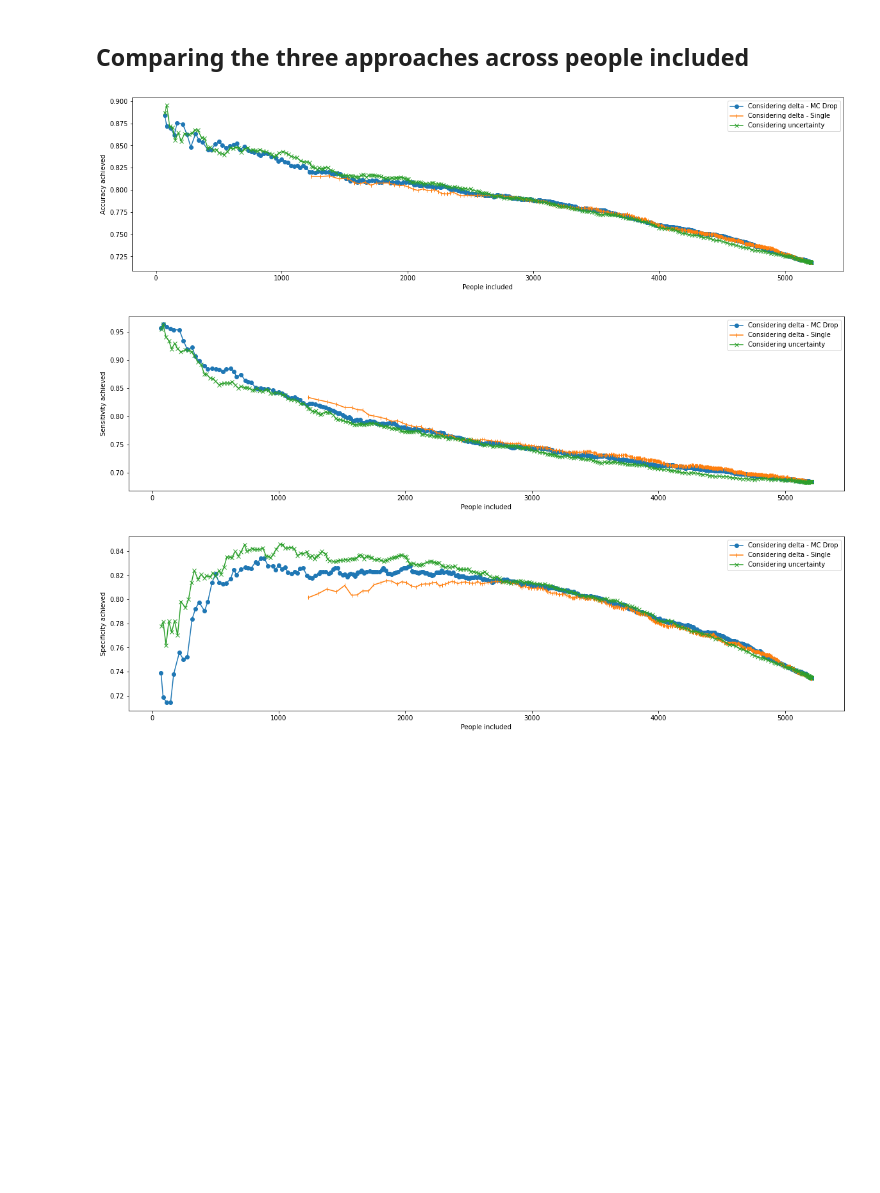
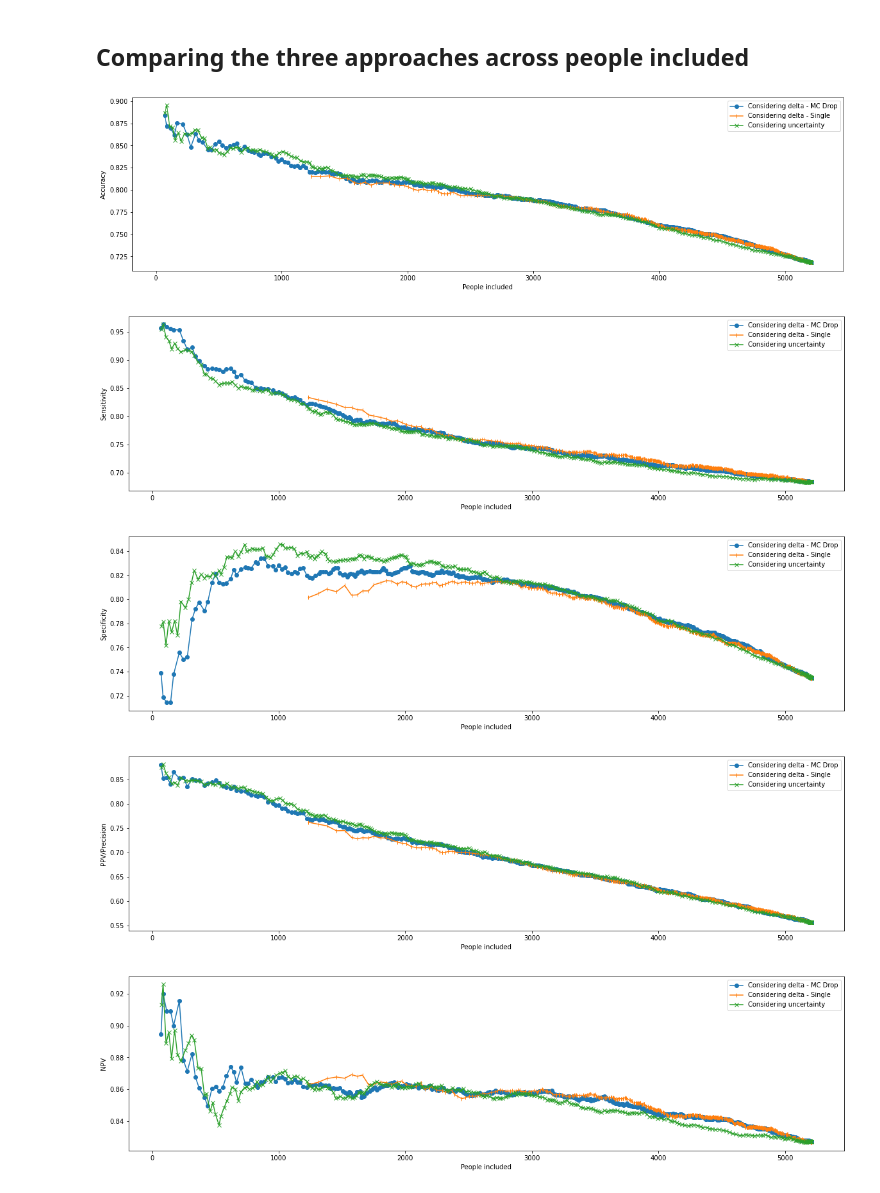
Before and after one commit to tighu20/adni_phenotypes, a Jupyter notebook: results/NACC_Results_ADvsALL.ipynb, the cells around one changed output. Saved outputs shown, nothing was run; the diff lists cells and outputs as text; code cells hidden in the pictures; blank space fills up the shorter version.

```diff
--- a/results/NACC_Results_ADvsALL.ipynb
+++ b/results/NACC_Results_ADvsALL.ipynb
@@ -204,35 +234,24 @@ plot_across_metrics(people_delta_mc, people_delta_1, 'People included')
 # %% [markdown]
 ## Comparing the three approaches across people included
 # %%
-plt.subplots(figsize=(20,5))
-plt.plot(people_delta_mc, accs_delta_mc, 'o-', label='Considering delta - MC Drop')
-plt.plot(people_delta_1, accs_delta_1, '|-', label='Considering delta - Single')
-plt.plot(people, accs, 'x-', label='Considering uncertainty')
-plt.xlabel('People included')
-plt.ylabel('Accuracy achieved')
-plt.legend()
-plt.show()
+def plot_people_vs_var(vals_mc, vals_1, vals_uncert, metric_name):
+    plt.subplots(figsize=(20,5))
+    plt.plot(people_delta_mc, vals_mc, 'o-', label='Considering delta - MC Drop')
+    plt.plot(people_delta_1, vals_1, '|-', label='Considering delta - Single')
+    plt.plot(people, vals_uncert, 'x-', label='Considering uncertainty')
+    plt.xlabel('People included')
+    plt.ylabel(metric_name)
+    plt.legend()
+    plt.show()
-# %% [output]
-[figure, removed]
-# %%
-plt.subplots(figsize=(20,5))
-plt.plot(people_delta_mc, sens_delta_mc, 'o-', label='Considering delta - MC Drop')
-plt.plot(people_delta_1, sens_delta_1, '|-', label='Considering delta - Single')
-plt.plot(people, sens, 'x-', label='Considering uncertainty')
-plt.xlabel('People included')
-plt.ylabel('Sensitivity achieved')
-plt.legend()
-plt.show()
-# %% [output]
-[figure, removed]
-# %%
-plt.subplots(figsize=(20,5))
-plt.plot(people_delta_mc, spes_delta_mc, 'o-', label='Considering delta - MC Drop')
-plt.plot(people_delta_1, spes_delta_1, '|-', label='Considering delta - Single')
-plt.plot(people, spes, 'x-', label='Considering uncertainty')
-plt.xlabel('People included')
-plt.ylabel('Specificity achieved')
-plt.legend()
-plt.show()
-# %% [output]
-[figure, removed]
+# %%
+plot_people_vs_var(accs_delta_mc, accs_delta_1, accs, 'Accuracy')
+plot_people_vs_var(sens_delta_mc, sens_delta_1, sens, 'Sensitivity')
+plot_people_vs_var(spes_delta_mc, spes_delta_1, spes, 'Specificity')
+plot_people_vs_var(ppvs_delta_mc, ppvs_delta_1, ppvs, 'PPV/Precision')
+plot_people_vs_var(npvs_delta_mc, npvs_delta_1, npvs, 'NPV')
+# %% [output]
+[figure, added]
+[figure, added]
+[figure, added]
+[figure, added]
+[figure, added]
```
Also changed, not shown: parts of 8 cells of this notebook, 5 other files.
